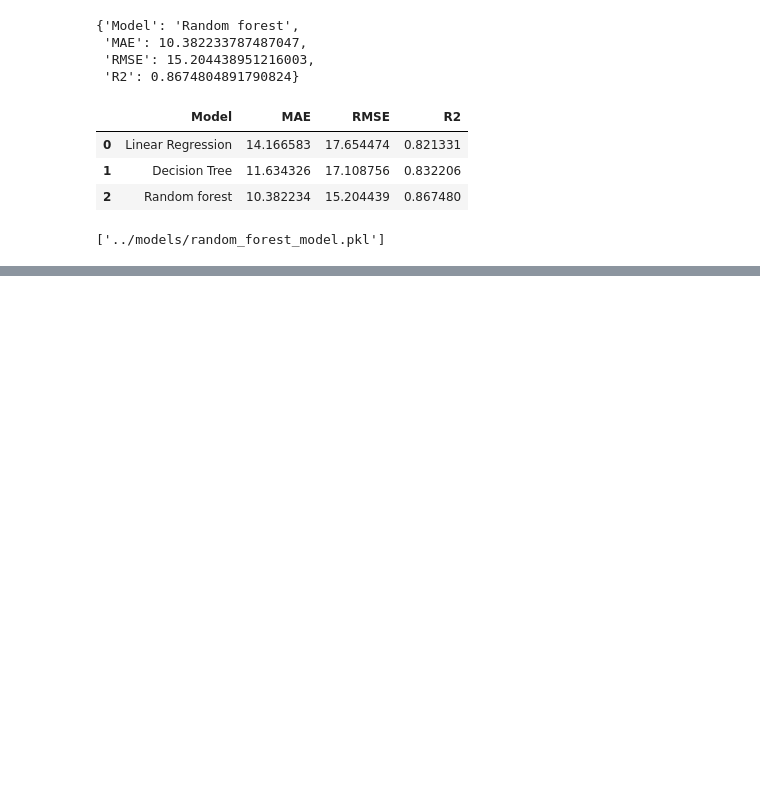
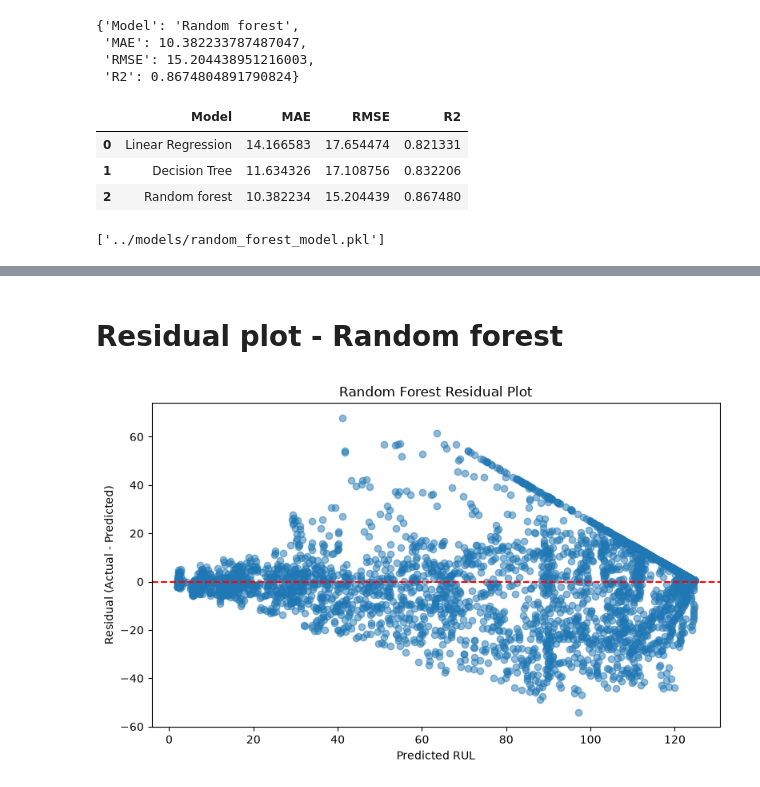
Before and after one commit to morgan-swe/Nasa-Rocket-Engine-Predictive-Maintenance, a Jupyter notebook: notebooks/06_model_training.ipynb, the cells around one changed output, grey strips where cells are left out. Saved outputs shown, nothing was run; the diff lists cells and outputs as text; code cells hidden in the pictures; blank space fills up the shorter version.

```diff
--- a/notebooks/06_model_training.ipynb
+++ b/notebooks/06_model_training.ipynb
@@ -350,0 +380,32 @@ joblib.dump(decision_tree, '../models/random_forest_model.pkl')
+# %% [markdown]
+# Residual plot - Random forest
+# %%
+rf_residuals = y_test - rf_predictions
+
+plt.figure(figsize=(8,5))
+
+plt.scatter(
+    rf_predictions,
+    rf_residuals,
+    alpha=0.5
+)
+
+plt.axhline(
+    y=0,
+    color="red",
+    linestyle="--"
+)
+
+plt.title("Random Forest Residual Plot")
+plt.xlabel("Predicted RUL")
+plt.ylabel("Residual (Actual - Predicted)")
+plt.tight_layout()
+
+plt.savefig(
+    "../reports/figures/random_forest_residual_plot.png",
+    dpi=300
+)
+
+plt.show()
+# %% [output]
+[figure, added]
```
Also changed, not shown: parts of 2 cells of this notebook.
